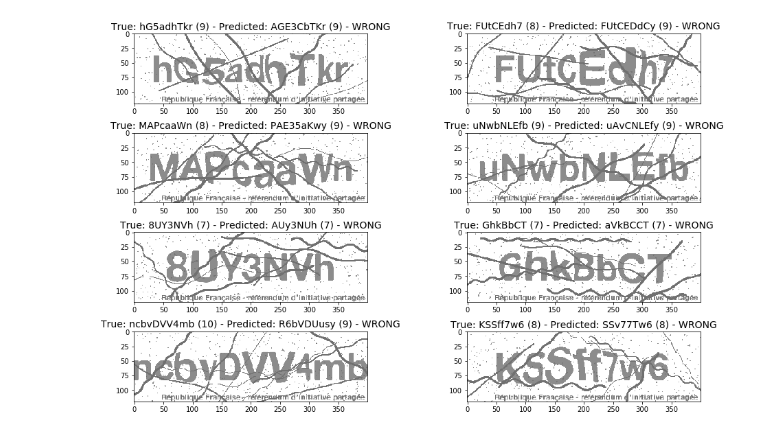
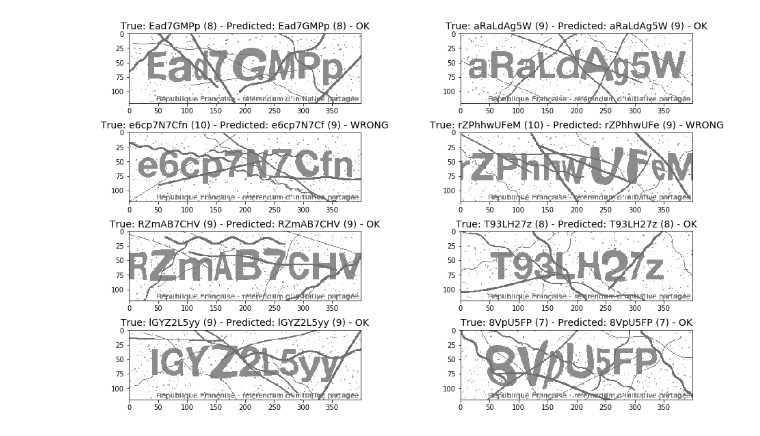
Before and after one commit to hadim/captchanet, a Jupyter notebook: notebooks/v6/2_Training.ipynb, the cells around one changed output. Drawn from its saved outputs; the diff is of its cells as text; code cells hidden in the pictures.

```diff
--- a/notebooks/v6/2_Training.ipynb
+++ b/notebooks/v6/2_Training.ipynb
@@ -192,7 +175,7 @@ loaded_model = tf.keras.models.load_model(str(model_file_path))
 # Perform prediction
 model_image_size = (224, 224)
 n  = 8
-fnames = [str(p) for p in train_data_dir.glob("*.tfrecord")]
+fnames = [str(p) for p in val_data_dir.glob("*.tfrecord")]
 dataset = tf.data.TFRecordDataset(fnames)
 dataset = dataset.map(map_func=captchanet.decode_data(tokenizer, max_len_word=10, image_size=model_image_size, input_as_dict=True))
 dataset = dataset.shuffle(1024)
@@ -206,31 +189,31 @@ labels = loaded_model(images)
 
 # Decode
 labels = labels.numpy().argmax(axis=2)
 predicted_words = [tokenizer.sequences_to_texts([label])[0] for label in labels]
 predicted_words = [word.replace(' ', '') for word in predicted_words]
 
 # Plot
 original_images = data['original_image'].numpy()
 words = data['word'].numpy()
 words = [w.decode('utf-8').replace('0', '') for w in words]
 
 size = 2
 ncols = 2
 nrows = n // ncols
 ratio = original_images.shape[2] / original_images.shape[1]
 figsize = (ncols * size * ratio, size * nrows)
 fig, axs = plt.subplots(nrows=nrows, ncols=ncols, figsize=figsize, constrained_layout=True)
 axs = axs.flatten()
 
 for image, word, predicted_word, ax in zip(original_images, words, predicted_words, axs):
   ax.imshow(image)
 
   mark = 'OK' if predicted_word == word else 'WRONG'
   text = f'True: {word} ({len(word)})'
   text += f' - Predicted: {predicted_word} ({len(predicted_word)})'
   text += f" - {mark}"
   ax.set_title(text, fontsize=14)
 
 fig.savefig(model_path / 'example_prediction.png')
 # %% [output]
-[figure, old version]
+[figure, new version]
```
Also changed, not shown: parts of 5 cells of this notebook, 8 other files.
